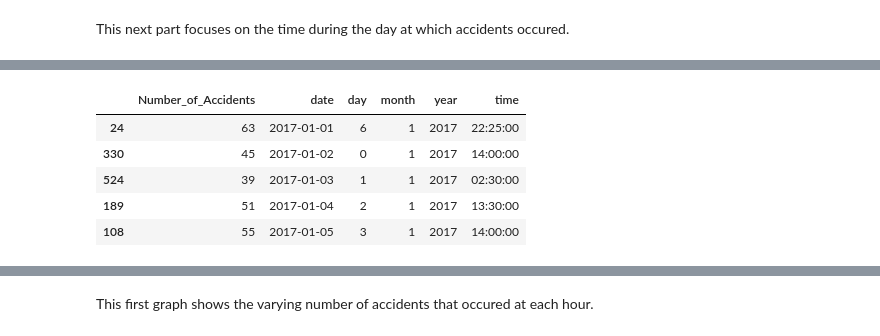
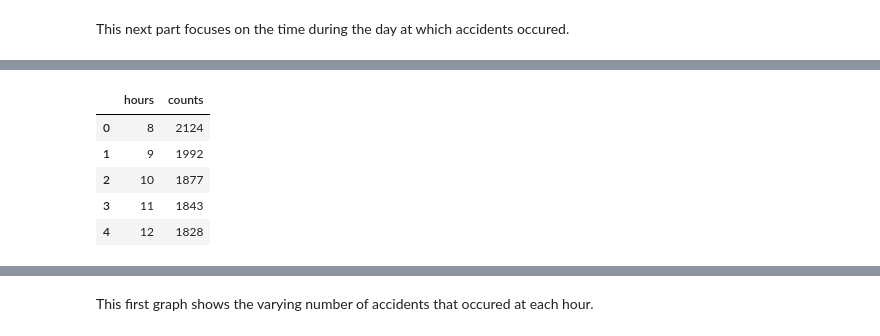
Before and after one commit to alshafai/nd_traffic, a Jupyter notebook: Traffic_Data.ipynb, the cells around one changed output, grey strips where cells are left out. Drawn from its saved outputs; the diff is of its cells as text; code cells hidden in the pictures.

```diff
--- a/Traffic_Data.ipynb
+++ b/Traffic_Data.ipynb
@@ -289,0 +299,16 @@ dates['time'] = [time.time() for time in dates['time']]
+# %%
+def timeToHour(df):
+    """ a function that takes the accident time and convert it to the nearest hour
+    """
+    lst = []
+    for item in pd.to_datetime(df.Accident_Time):
+        if item.minute<=30:
+            lst.append(item.hour)
+        elif item.minute>30 and item.hour==23:
+            lst.append(0)
+        else:
+            lst.append(item.hour+1)
+    df['hour'] = lst
+    return df
+# %%
+data = timeToHour(data)
@@ -290,9 +330,13 @@ dates['time'] = [time.time() for time in dates['time']]
+# %%
+value_counts = data.hour.value_counts()
+# %%
+accidents_by_hour = value_counts.rename_axis('hours').reset_index(name='counts')
 # %%
-dates.head()
+accidents_by_hour.head()
 # %% [output]
-|  | Number_of_Accidents | date | day | month | year | time |
-| 24 | 63 | 2017-01-01 | 6 | 1 | 2017 | 22:25:00 |
-| 330 | 45 | 2017-01-02 | 0 | 1 | 2017 | 14:00:00 |
-| 524 | 39 | 2017-01-03 | 1 | 1 | 2017 | 02:30:00 |
-| 189 | 51 | 2017-01-04 | 2 | 1 | 2017 | 13:30:00 |
-| 108 | 55 | 2017-01-05 | 3 | 1 | 2017 | 14:00:00 |
+|  | hours | counts |
+| 0 | 8 | 2124 |
+| 1 | 9 | 1992 |
+| 2 | 10 | 1877 |
+| 3 | 11 | 1843 |
+| 4 | 12 | 1828 |
```
Also changed, not shown: parts of 57 cells of this notebook.
